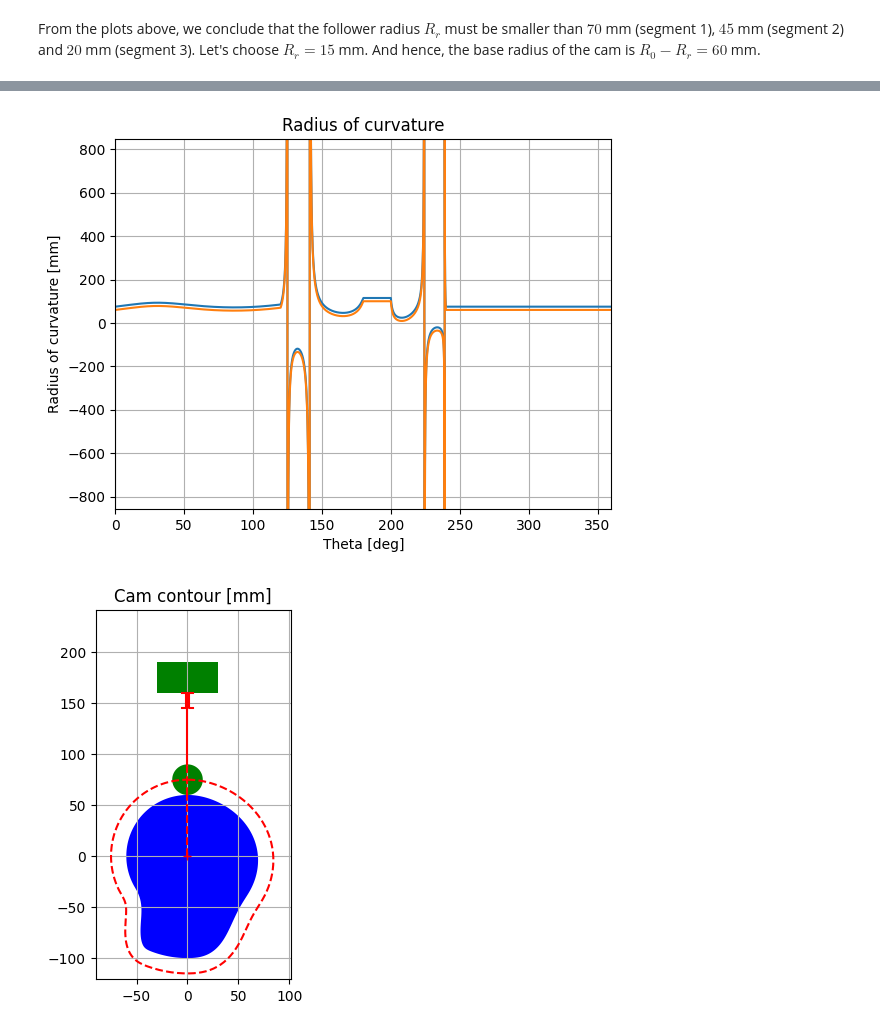
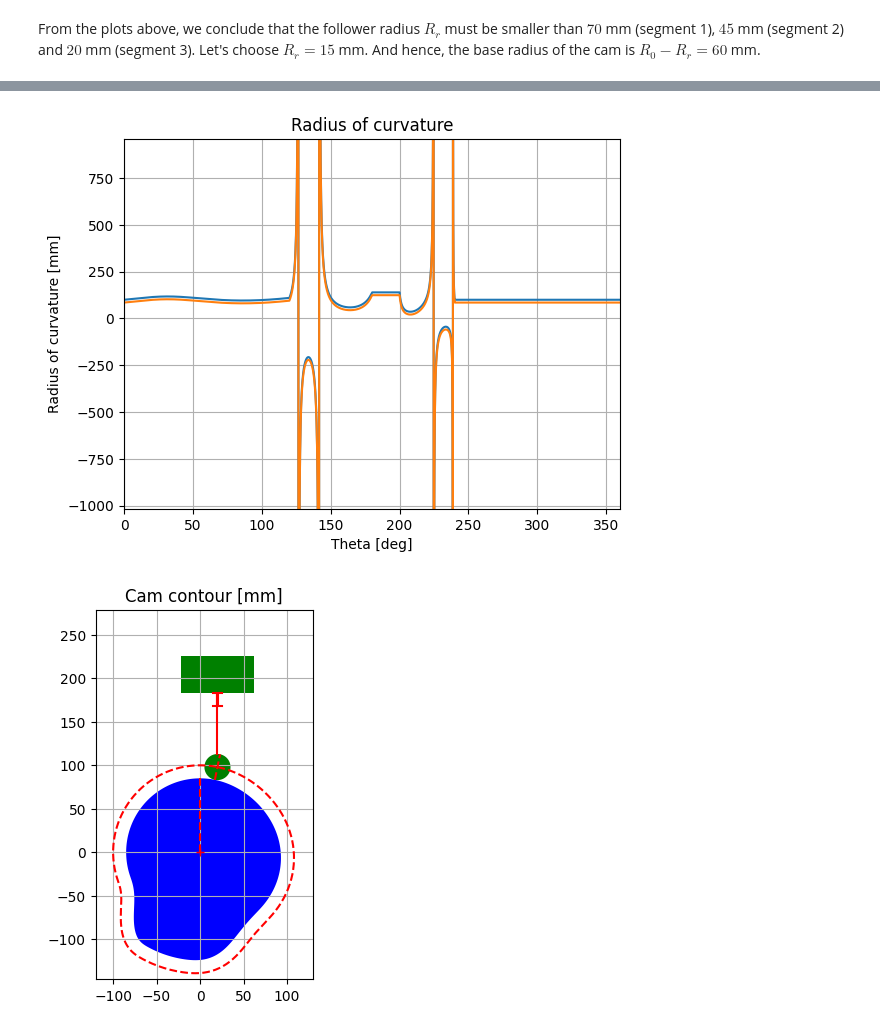
Before and after one commit to wiskiv1/ProjectBeweging, a Jupyter notebook: nokken.ipynb, the cells around one changed output, grey strips where cells are left out. Saved outputs shown, nothing was run; the diff lists cells and outputs as text; code cells hidden in the pictures.

```diff
--- a/nokken.ipynb
+++ b/nokken.ipynb
@@ -653,7 +653,7 @@ Uit bovenstaande plots besluiten we dat $R_0 = 75\text{mm}$ een geschikte waarde
 <br>
 (Op basis van alleen maar de vuistregel dat de maximum drukhoek $a_{\text{max}}$ best onder de 30 graden blijft, waar er een duwkracht op de volger staat)
 # %%
-R0 = 75  # pitch radius in mm
+R0 = 100  # pitch radius in mm
 # %% [markdown]
 ### Ontwerp van straal $R_r$ van de volger
 # %%
@@ -673,7 +673,7 @@ $45$ mm (segment 2) and $20$ mm (segment 3).  Let's choose $R_r = 15$ mm. And he
 # Kinematics inputs
 follower_radius = 15
 base_radius     = R0 - follower_radius
-exc = 0. # try 20 too, to see the difference
+exc = 20. # try 20 too, to see the difference
 
 # Calculate pressure angle
 pressure_angle = calculatePressureAngle(vel,exc,base_radius,follower_radius,lift)
@@ -693,5 +693,5 @@ plotCamContour(base_radius,follower_radius,exc,theta,lift,pressure_angle,dtheta)
-[figure, old version]
+[figure, new version]
-[figure, old version]
+[figure, new version]
 # %%
 # generate external load
 
```
Also changed, not shown: parts of 7 cells of this notebook, 2 other files.
